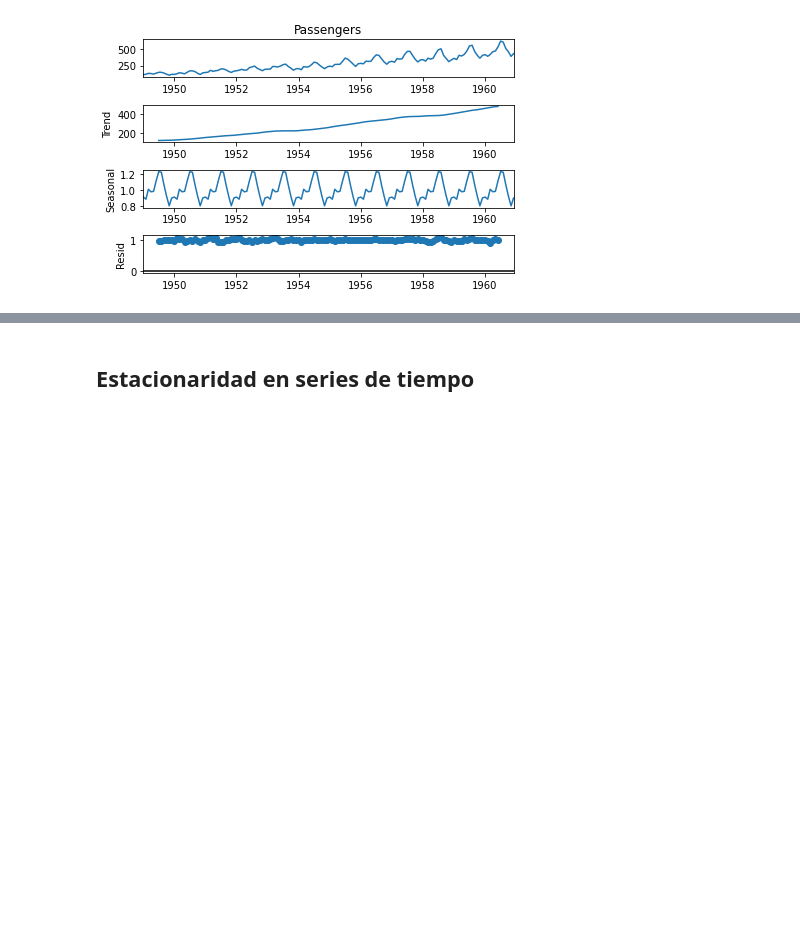
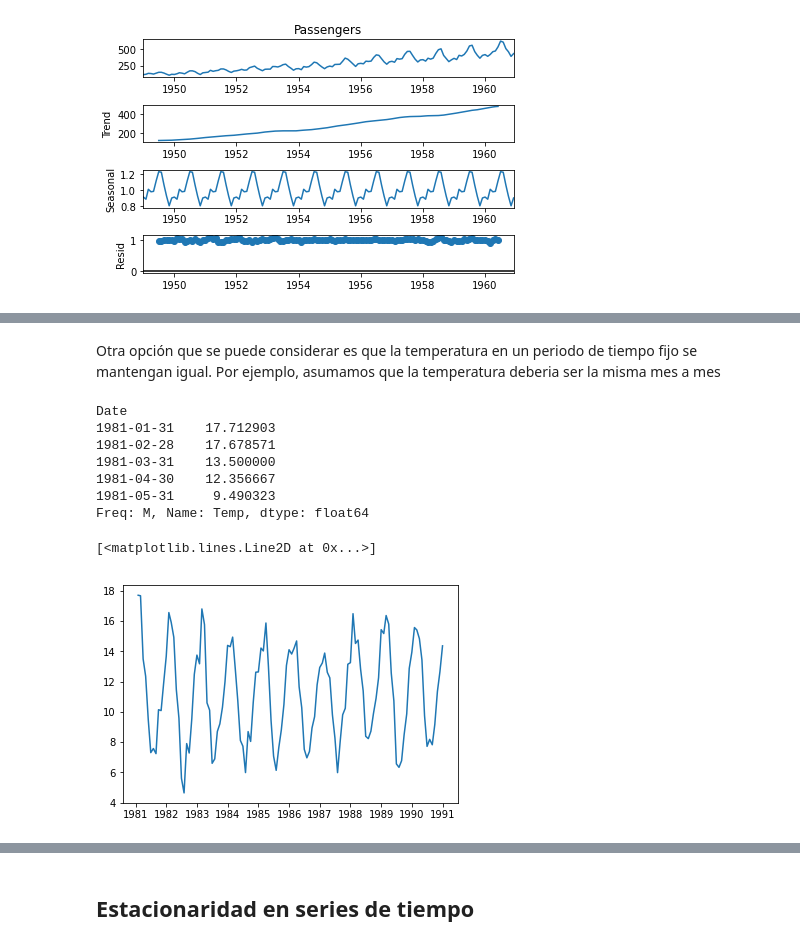
Before and after one commit to sruap1214/EC_Finance, a Jupyter notebook: Notebooks/06_SeriesdeTiempo.ipynb, the cells around one changed output, grey strips where cells are left out. Cells and saved outputs as stored; diff of their text form; code cells hidden in the pictures; blank space fills up the shorter version.

```diff
--- a/Notebooks/06_SeriesdeTiempo.ipynb
+++ b/Notebooks/06_SeriesdeTiempo.ipynb
@@ -436,0 +517,17 @@ NameError: name 'co2' is not defined
+# %% [markdown]
+Otra opción que se puede considerar es que la temperatura en un periodo de tiempo fijo se mantengan igual. Por ejemplo, asumamos que la temperatura deberia ser la misma mes a mes
+# %%
+resample = series.resample('M')
+monthly_mean = resample.mean()
+print(monthly_mean.head())
+plt.plot(monthly_mean)
+# %% [output]
+Date
+1981-01-31    17.712903
+1981-02-28    17.678571
+1981-03-31    13.500000
+1981-04-30    12.356667
+1981-05-31     9.490323
+Freq: M, Name: Temp, dtype: float64
+[<matplotlib.lines.Line2D at 0x...>]
+[figure, added]
```
Also changed, not shown: parts of 14 cells of this notebook, 4 other files.
